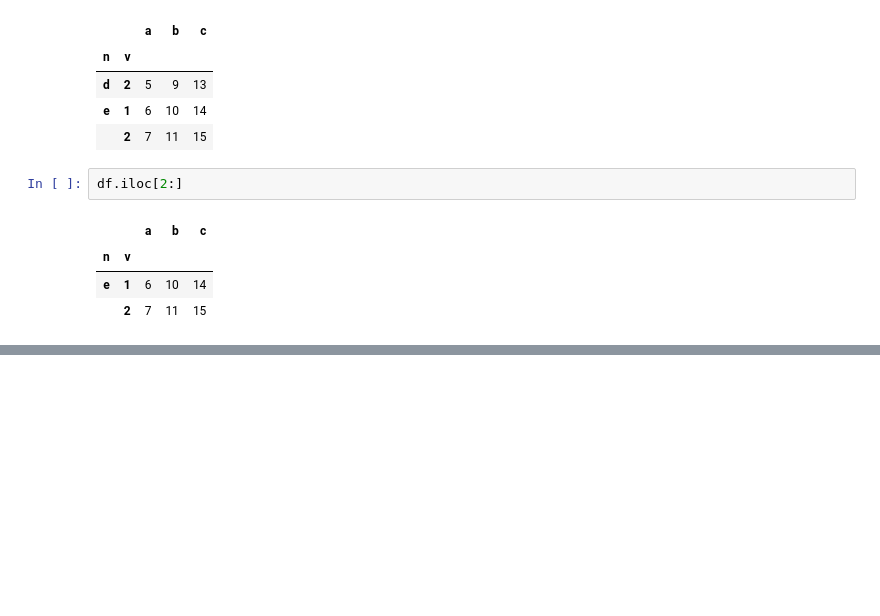
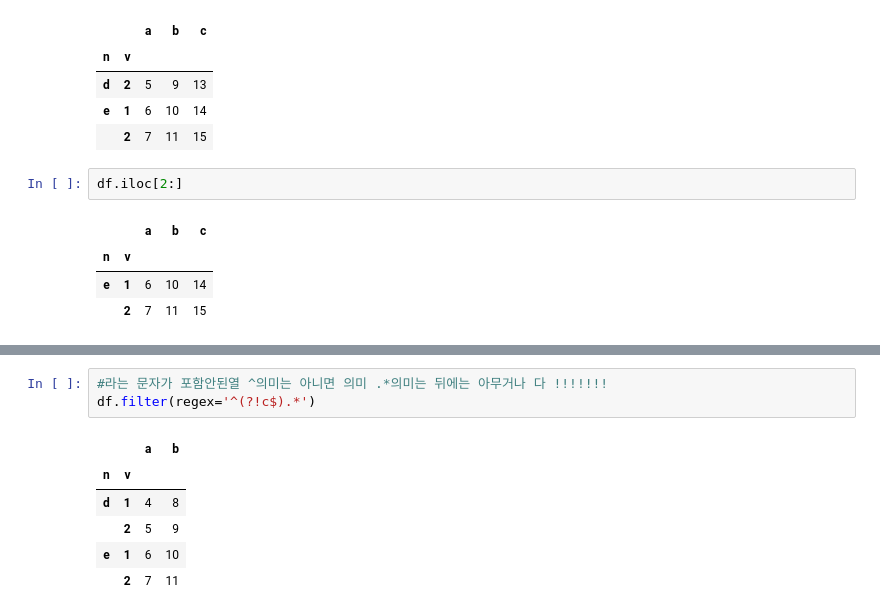
Before and after one commit to Darkget1/machin_learning, a Jupyter notebook: deep_learning/pandas.ipynb, the cells around one changed output, grey strips where cells are left out. Cells and saved outputs as stored; diff of their text form; blank space fills up the shorter version.

```diff
--- a/deep_learning/pandas.ipynb
+++ b/deep_learning/pandas.ipynb
@@ -204,0 +241,10 @@ df.iloc[2:]
+# %%
+#라는 문자가 포함안된열 ^의미는 아니면 의미 .*의미는 뒤에는 아무거나 다 !!!!!!!
+df.filter(regex='^(?!c$).*')
+# %% [output]
+|  |  | a | b |
+| n | v |  |  |
+| d | 1 | 4 | 8 |
+|  | 2 | 5 | 9 |
+| e | 1 | 6 | 10 |
+|  | 2 | 7 | 11 |
```
Also changed, not shown: parts of 11 cells of this notebook.
